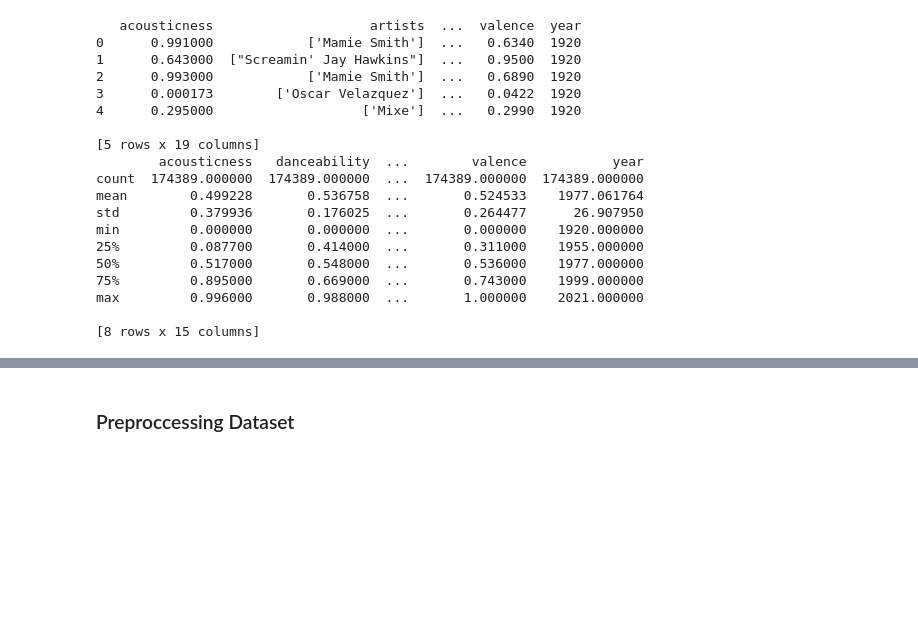
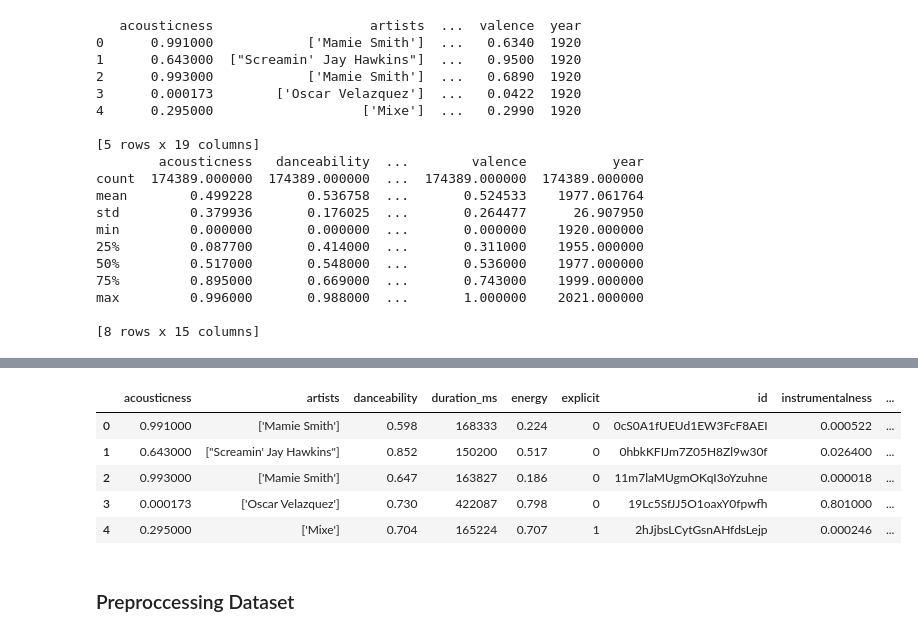
Before and after one commit to maing-rv/python_cw, a Jupyter notebook: python_cw.ipynb, the cells around one changed output, grey strips where cells are left out. Cells and saved outputs as stored; diff of their text form; code cells hidden in the pictures; blank space fills up the shorter version.

```diff
--- a/python_cw.ipynb
+++ b/python_cw.ipynb
@@ -59,6 +98,16 @@ max         0.996000       0.988000  ...       1.000000    2021.000000
 # %%
 spotify_data_w_genres = pd.read_csv('data_w_genres.csv')
 #spotify_data_w_genres.head()
+# %%
+spotify_data_20_50 = spotify_data[spotify_data.year <= 1950]
+spotify_data_20_50.head()
+# %% [output]
+|  | acousticness | artists | danceability | duration_ms | energy | explicit | id | instrumentalness | ... |
+| 0 | 0.991000 | ['Mamie Smith'] | 0.598 | 168333 | 0.224 | 0 | 0cS0A1fUEUd1EW3FcF8AEI | 0.000522 | ... |
+| 1 | 0.643000 | ["Screamin' Jay Hawkins"] | 0.852 | 150200 | 0.517 | 0 | 0hbkKFIJm7Z05H8Zl9w30f | 0.026400 | ... |
+| 2 | 0.993000 | ['Mamie Smith'] | 0.647 | 163827 | 0.186 | 0 | 11m7laMUgmOKqI3oYzuhne | 0.000018 | ... |
+| 3 | 0.000173 | ['Oscar Velazquez'] | 0.730 | 422087 | 0.798 | 0 | 19Lc5SfJJ5O1oaxY0fpwfh | 0.801000 | ... |
+| 4 | 0.295000 | ['Mixe'] | 0.704 | 165224 | 0.707 | 1 | 2hJjbsLCytGsnAHfdsLejp | 0.000246 | ... |
 # %% [markdown]
 ### Preproccessing Dataset
 # %%
```
Also changed, not shown: parts of 12 cells of this notebook.
